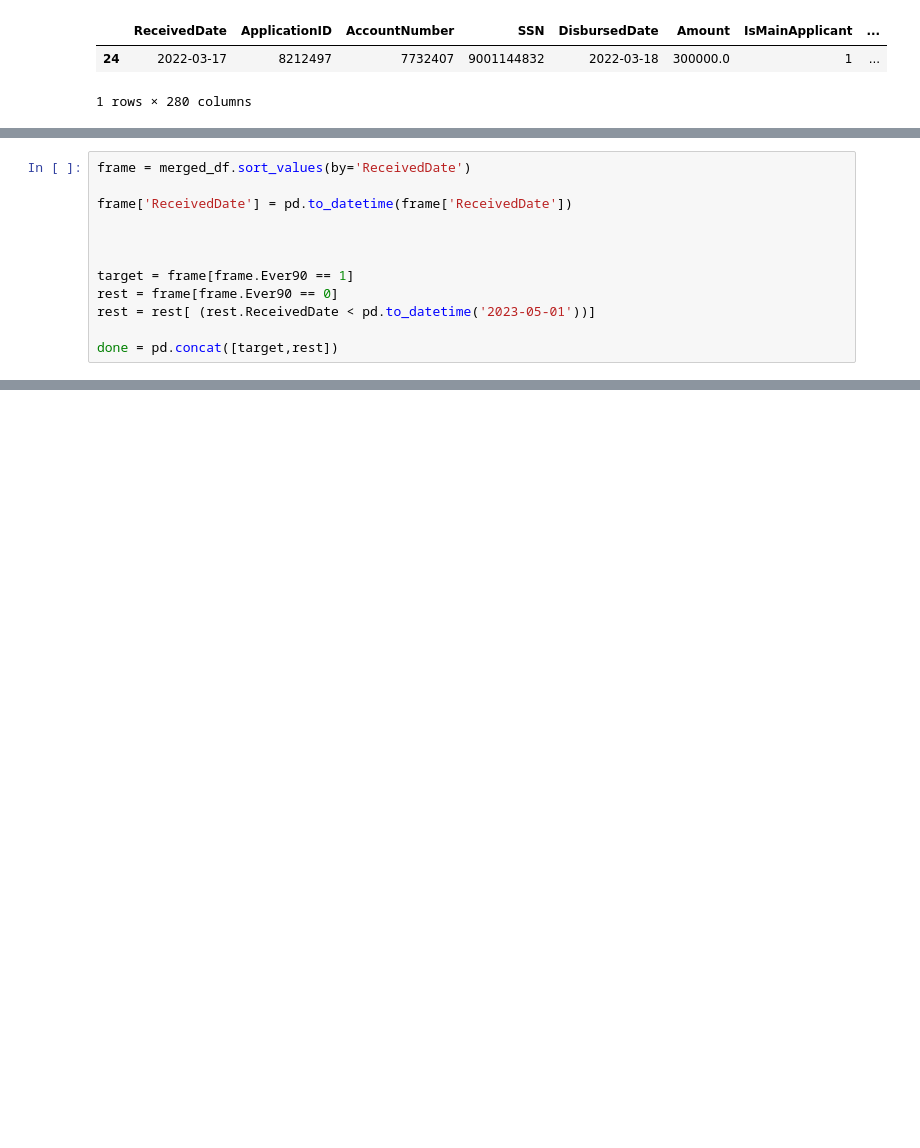
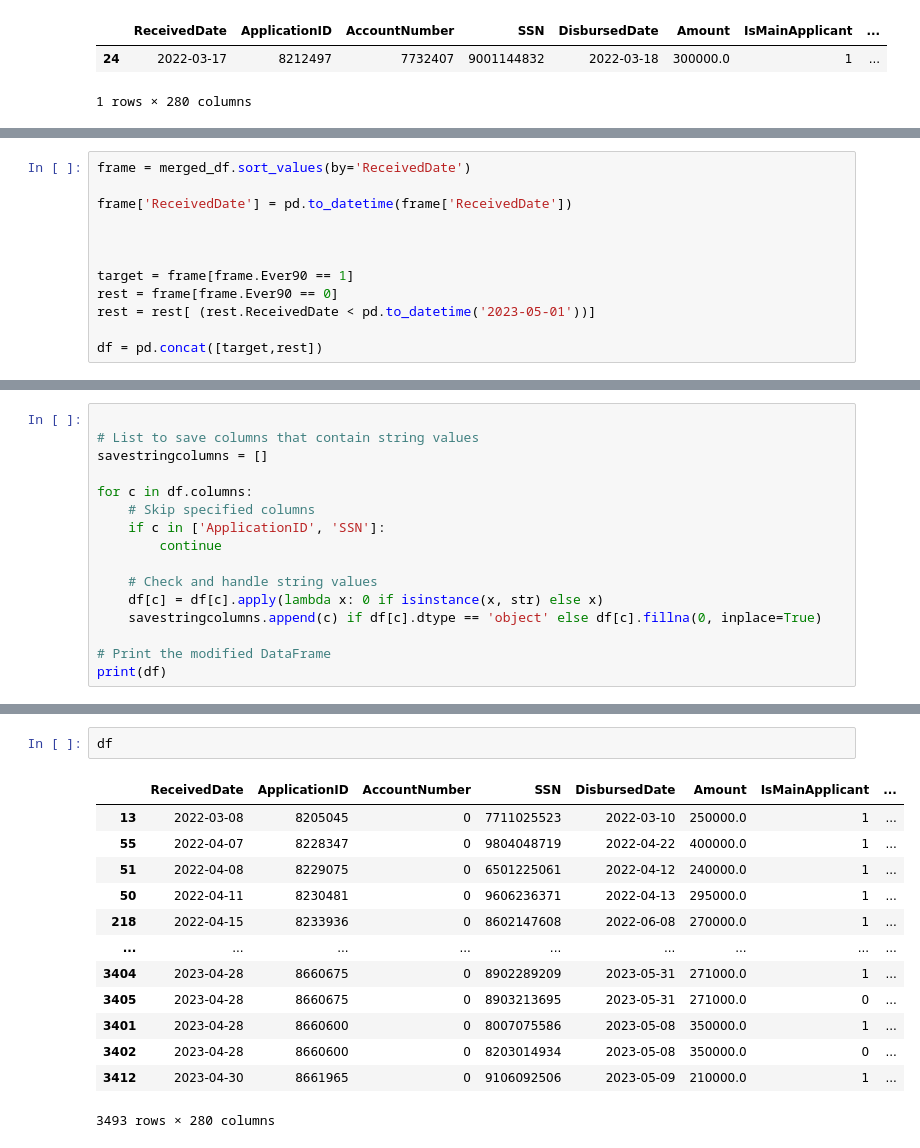
Before and after one commit to AndreasNilssonNstart/PSD2-Data-Engineering-Modeling-DATA-258, a Jupyter notebook: 2. Python/1.0 Pree Process .ipynb, the cells around one changed output, grey strips where cells are left out. Drawn from its saved outputs; the diff is of its cells as text; blank space fills up the shorter version.

```diff
--- a/2. Python/1.0 Pree Process .ipynb
+++ b/2. Python/1.0 Pree Process .ipynb
@@ -217,4 +202,4 @@ target = frame[frame.Ever90 == 1]
 rest = frame[frame.Ever90 == 0]
 rest = rest[ (rest.ReceivedDate < pd.to_datetime('2023-05-01'))]
 
-done = pd.concat([target,rest])
+df = pd.concat([target,rest])
@@ -236,0 +206,16 @@ done
+# %%
+
+# List to save columns that contain string values
+savestringcolumns = []
+
+for c in df.columns:
+    # Skip specified columns
+    if c in ['ApplicationID', 'SSN']:
+        continue
+
+    # Check and handle string values
+    df[c] = df[c].apply(lambda x: 0 if isinstance(x, str) else x)
+    savestringcolumns.append(c) if df[c].dtype == 'object' else df[c].fillna(0, inplace=True)
+
+# Print the modified DataFrame
+print(df)
@@ -236,0 +240,16 @@ done
+# %%
+df
+# %% [output]
+|  | ReceivedDate | ApplicationID | AccountNumber | SSN | DisbursedDate | Amount | IsMainApplicant | ... |
+| 13 | 2022-03-08 | 8205045 | 0 | 7711025523 | 2022-03-10 | 250000.0 | 1 | ... |
+| 55 | 2022-04-07 | 8228347 | 0 | 9804048719 | 2022-04-22 | 400000.0 | 1 | ... |
+| 51 | 2022-04-08 | 8229075 | 0 | 6501225061 | 2022-04-12 | 240000.0 | 1 | ... |
+| 50 | 2022-04-11 | 8230481 | 0 | 9606236371 | 2022-04-13 | 295000.0 | 1 | ... |
+| 218 | 2022-04-15 | 8233936 | 0 | 8602147608 | 2022-06-08 | 270000.0 | 1 | ... |
+| ... | ... | ... | ... | ... | ... | ... | ... | ... |
+| 3404 | 2023-04-28 | 8660675 | 0 | 8902289209 | 2023-05-31 | 271000.0 | 1 | ... |
+| 3405 | 2023-04-28 | 8660675 | 0 | 8903213695 | 2023-05-31 | 271000.0 | 0 | ... |
+| 3401 | 2023-04-28 | 8660600 | 0 | 8007075586 | 2023-05-08 | 350000.0 | 1 | ... |
+| 3402 | 2023-04-28 | 8660600 | 0 | 8203014934 | 2023-05-08 | 350000.0 | 0 | ... |
+| 3412 | 2023-04-30 | 8661965 | 0 | 9106092506 | 2023-05-09 | 210000.0 | 1 | ... |
+3493 rows × 280 columns
```
Also changed, not shown: parts of 6 cells of this notebook, 4 other files.
